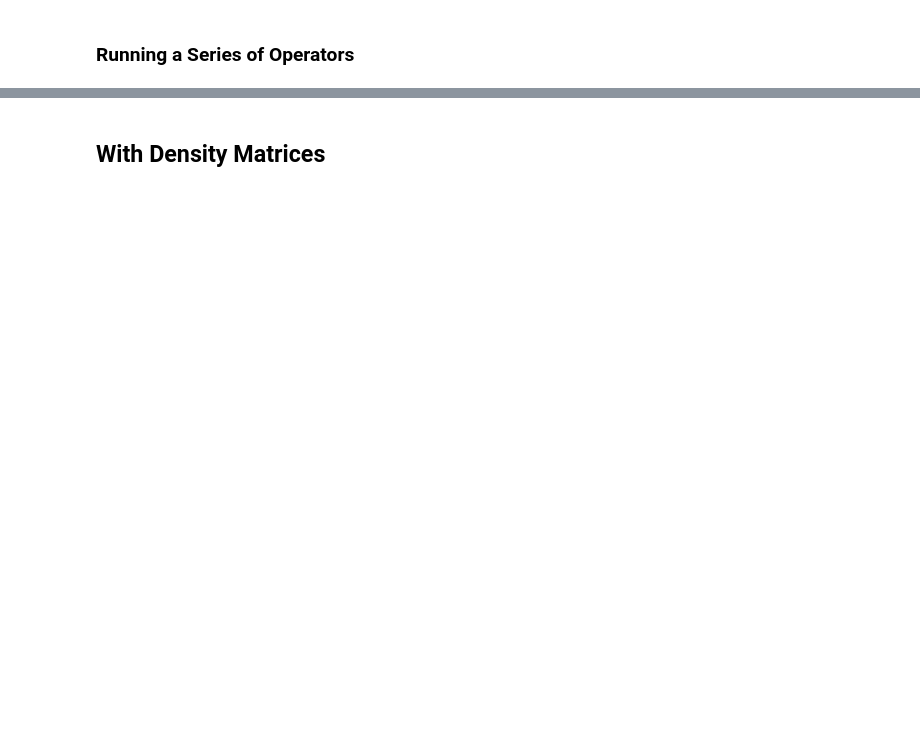
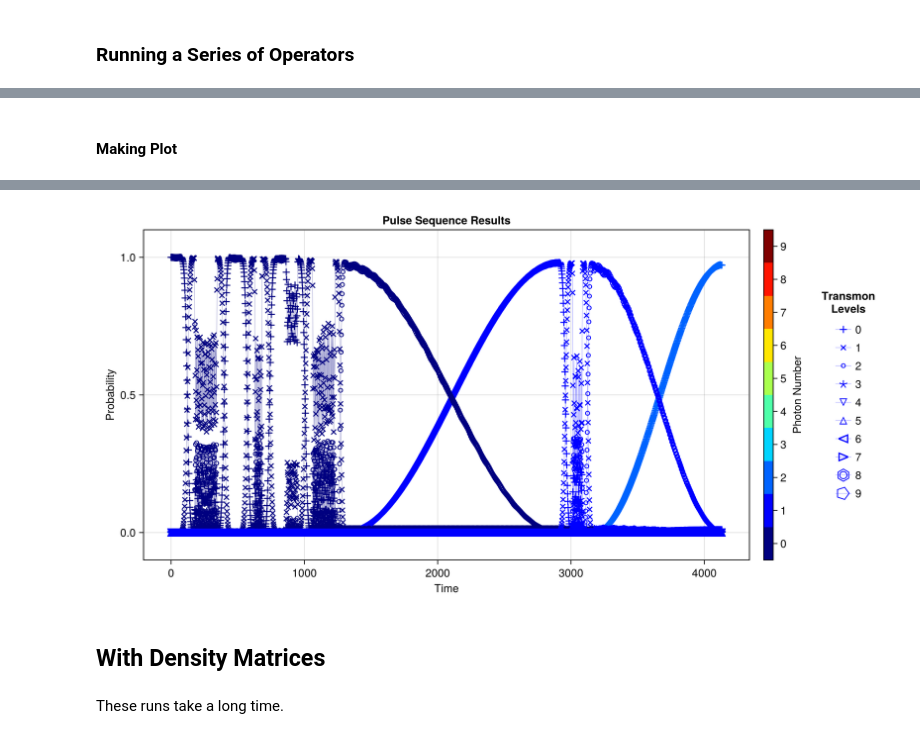
Before and after one commit to Gavin-Rockwood/SuperconductingCavities, a Jupyter notebook: Demo/Demo.ipynb, the cells around one changed output, grey strips where cells are left out. Saved outputs shown, nothing was run; the diff lists cells and outputs as text; code cells hidden in the pictures; blank space fills up the shorter version.

```diff
--- a/Demo/Demo.ipynb
+++ b/Demo/Demo.ipynb
@@ -142,4 +127,5 @@ SC.RunSingleOperator(Mode3, ψ, Mode3.Stuff["op_drive_params"]["q_g_0"], save_st
 # %%
 ψ = Mode3.dressed_states[(0,0)]
-SC.RunPulseSequence(Mode3, ψ, ["q_g_0", "q_e_0"])
+#res = SC.RunPulseSequence(Mode3, ψ, ["q_g_0", "q_e_0"], Return = true, clean_up = true);
+res = SC.RunPulseSequence(Mode3, ψ, Mode3.Stuff["Drive_Sequences"]["Binomial_Encoding"], Return = true, clean_up = true);
 # %% [output]
@@ -146,0 +149,12 @@ UndefVarError: UndefVarError: `model` not defined
+# %% [markdown]
+#### Making Plot
+# %%
+# Takes in a dictionary of wave functions and gets a dictionary of projection operators
+proj_dict = SC.Get_Projection_Ops(Mode3.dressed_states);
+
+# Gets a dictionary of expectation values for a list of states. In this case the list of states
+# is the state history and the op dict is the dict of projection ops
+EV_Dict = SC.Get_EVs(res["states"], proj_dict);
+# %%
+SC.PlotSingleModeEvolution(Mode3, res["times"], EV_Dict, plot_every = 10)
+# %% [output]
@@ -147,5 +162,8 @@ UndefVarError: UndefVarError: `model` not defined
+[figure, added]
 # %% [markdown]
 ## With Density Matrices
+# %% [markdown]
+These runs take a long time.
 # %%
 Mode3.CandD_Ops
 # %% [output]
```
Also changed, not shown: parts of 23 cells of this notebook, 17 other files.
